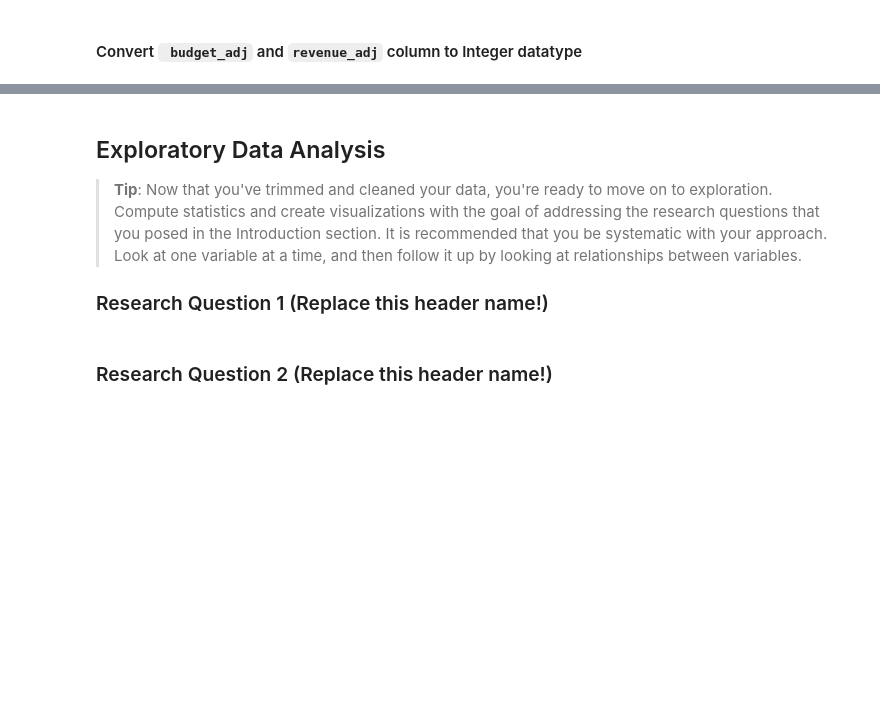
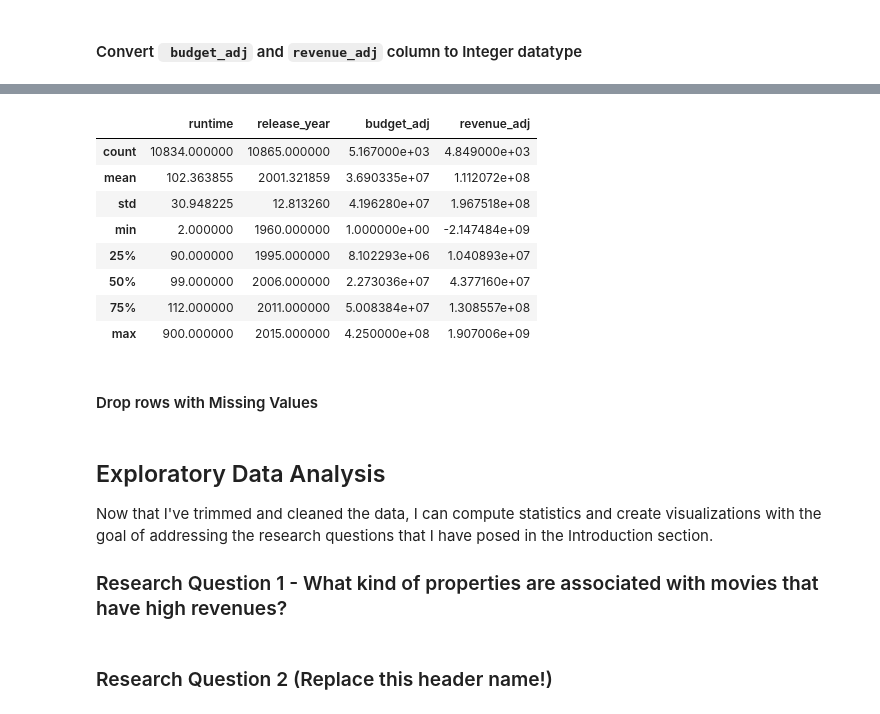
Before and after one commit to emilylauyw/Udacity-DAND-Project3-Investigate-TMDb-Movie-Dataset, a Jupyter notebook: investigate-tmdb-dataset.ipynb, the cells around one changed output, grey strips where cells are left out. Drawn from its saved outputs; the diff is of its cells as text; code cells hidden in the pictures; blank space fills up the shorter version.

Commit message:
Updated on clean functions

```diff
--- a/investigate-tmdb-dataset.ipynb
+++ b/investigate-tmdb-dataset.ipynb
@@ -249,10 +281,30 @@ dtype: object
+# %%
+# Create a list with zero values
+zero_list=['runtime', 'budget_adj', 'revenue_adj']
+
+# Replace all the value from '0' to NAN in the list
+movie_df[zero_list] = movie_df[zero_list].replace(0, np.NAN)
+# %%
+movie_df.describe()
+# %% [output]
+|  | runtime | release_year | budget_adj | revenue_adj |
+| count | 10834.000000 | 10865.000000 | 5.167000e+03 | 4.849000e+03 |
+| mean | 102.363855 | 2001.321859 | 3.690335e+07 | 1.112072e+08 |
+| std | 30.948225 | 12.813260 | 4.196280e+07 | 1.967518e+08 |
+| min | 2.000000 | 1960.000000 | 1.000000e+00 | -2.147484e+09 |
+| 25% | 90.000000 | 1995.000000 | 8.102293e+06 | 1.040893e+07 |
+| 50% | 99.000000 | 2006.000000 | 2.273036e+07 | 4.377160e+07 |
+| 75% | 112.000000 | 2011.000000 | 5.008384e+07 | 1.308557e+08 |
+| max | 900.000000 | 2015.000000 | 4.250000e+08 | 1.907006e+09 |
+# %% [markdown]
+#### Drop rows with Missing Values
 # %% [markdown]
 <a id='eda'></a>
 ## Exploratory Data Analysis
 
-> **Tip**: Now that you've trimmed and cleaned your data, you're ready to move on to exploration. Compute statistics and create visualizations with the goal of addressing the research questions that you posed in the Introduction section. It is recommended that you be systematic with your approach. Look at one variable at a time, and then follow it up by looking at relationships between variables.
+Now that I've trimmed and cleaned the data, I can compute statistics and create visualizations with the goal of addressing the research questions that I have posed in the Introduction section.
 
-### Research Question 1 (Replace this header name!)
+### Research Question 1 - What kind of properties are associated with movies that have high revenues?
 # %%
 # Use this, and more code cells, to explore your data. Don't forget to add
 #   Markdown cells to document your observations and findings.
```
Also changed, not shown: parts of 8 cells of this notebook.
